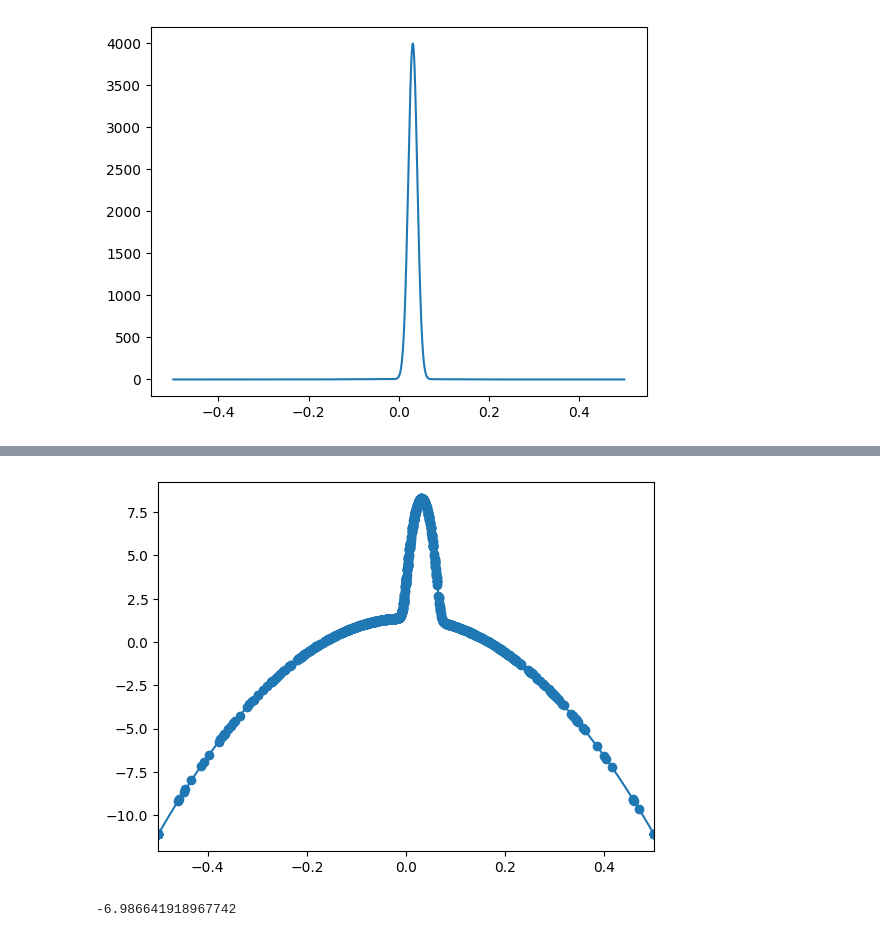
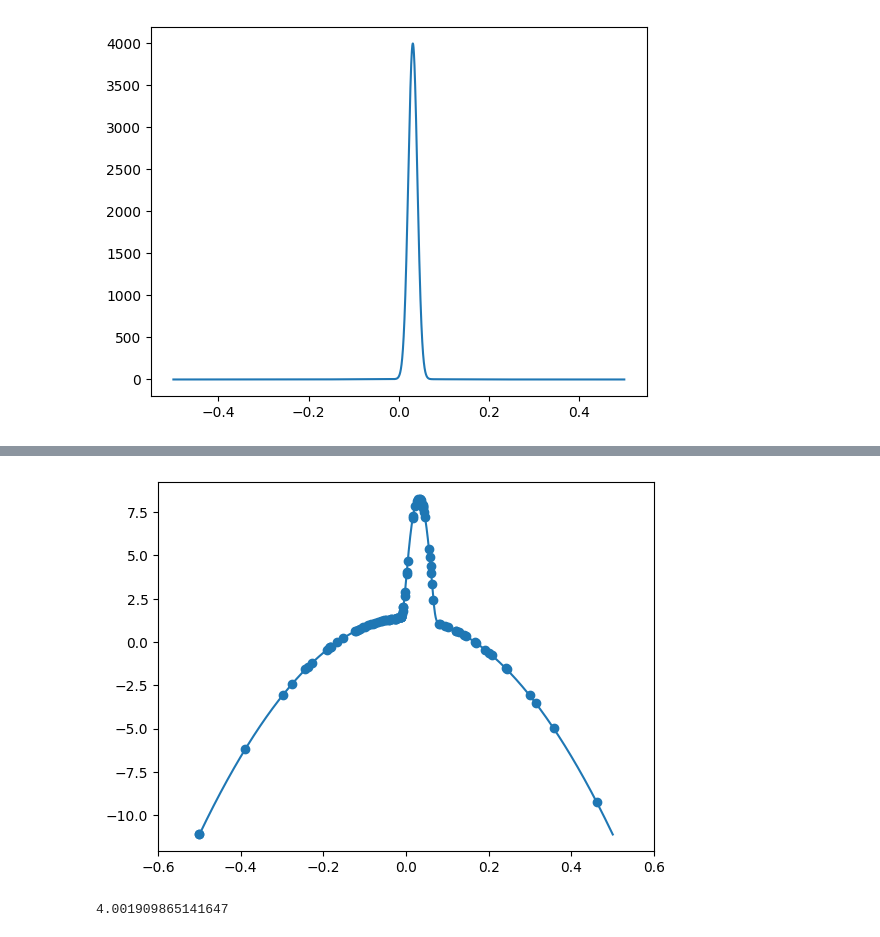
Before and after one commit to thomas-egg/nested_sampling, a Jupyter notebook: examples/spike_slab/sandbox.ipynb, the cells around one changed output, grey strips where cells are left out. Saved outputs shown, nothing was run; the diff lists cells and outputs as text; code cells hidden in the pictures.

```diff
--- a/examples/spike_slab/sandbox.ipynb
+++ b/examples/spike_slab/sandbox.ipynb
@@ -67,17 +74,17 @@ plt.scatter(logX, logL)
 # %%
-pos = chain['x'][-1000:][:,6]
+pos = chain['x'][-100:][:,6]
 x = np.linspace(-0.5, 0.5, 10000)
 y = np.array([log_likelihood(x_i) for x_i in x])
 plt.plot(x, y)
 plt.scatter(pos, [np.array(log_likelihood(position)) for position in pos])
 #plt.ylim(0, 10)
-plt.xlim(-0.5, 0.5)
+plt.xlim(-0.6, 0.6)
 plt.show()
 # %% [output]
-[figure, old version]
+[figure, new version]
 # %%
 # Compute logZ
-log_Ls = np.sort(chain['L'])[::100]
+log_Ls = np.sort(chain['L'])
 logL_bins = [level.log_likelihood_bound for level in list_levels]
 logX_bins = [level.get_log_X for level in list_levels]
 
@@ -98,4 +105,4 @@ log_ws = np.log(np.exp(log_Xs[:-1]) - np.exp(log_Xs[1:]))
 log_Z = np.log(np.sum(np.exp(log_ws + log_Ls[1:])))
 print(log_Z)
 # %% [output]
--6.986641918967742
+4.001909865141647
```
Also changed, not shown: parts of 9 cells of this notebook, 4 other files.
